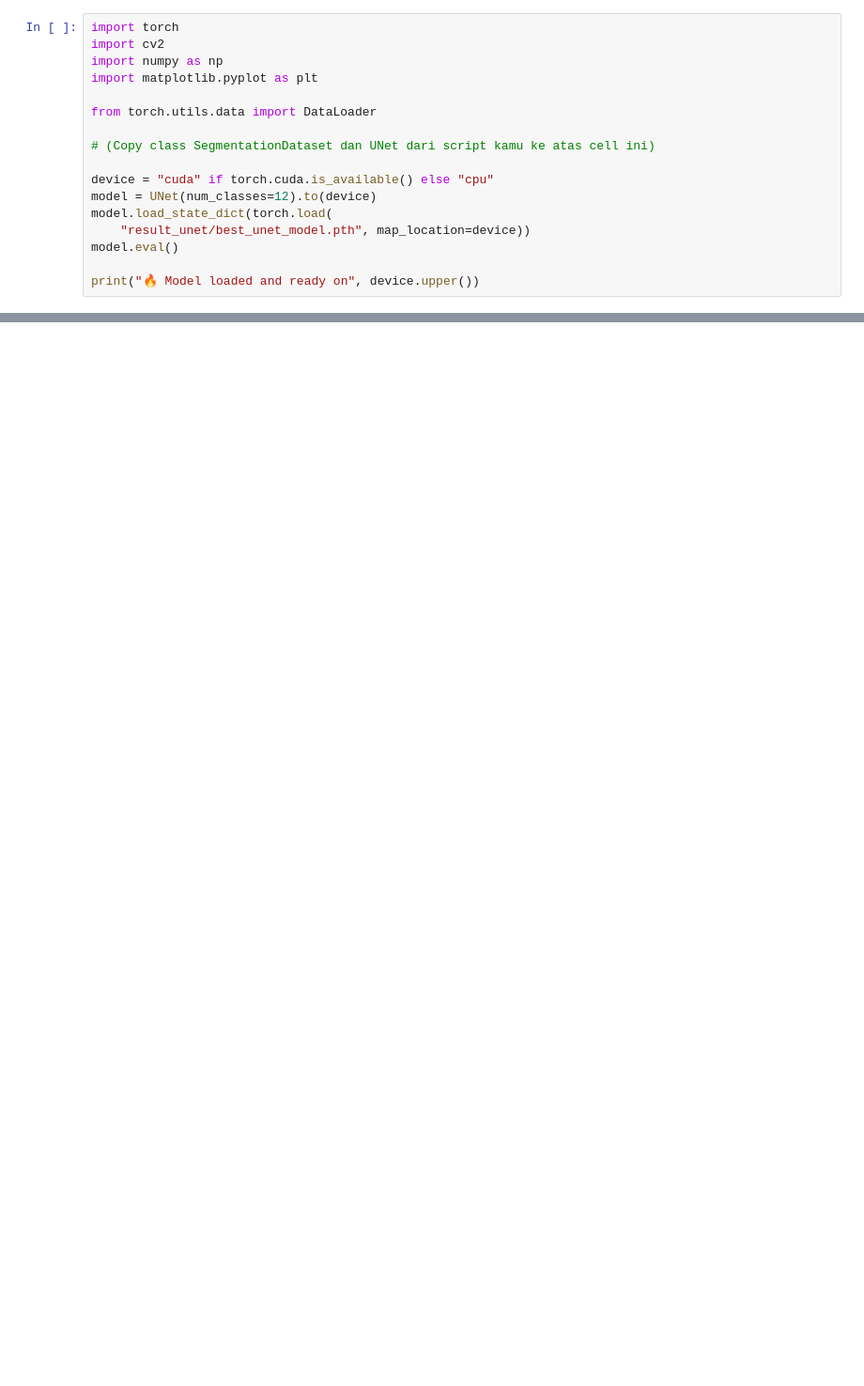
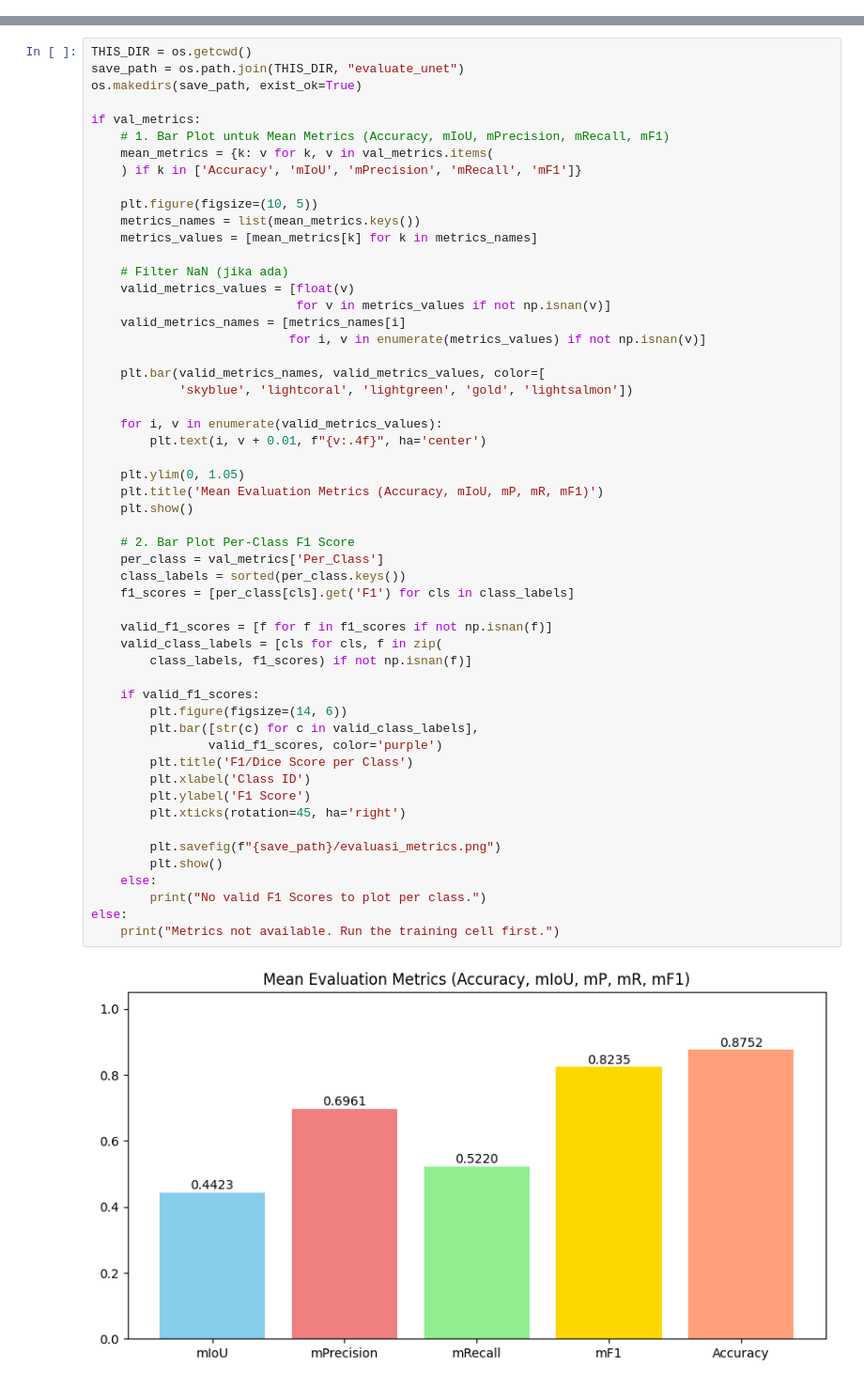
Before and after one commit to MuhArifBudiman/Self-Driving-Car, a Jupyter notebook: test.ipynb, the cells around one changed output, grey strips where cells are left out. Shown: that part at 94% size. Saved outputs shown, nothing was run; the diff lists cells and outputs as text; blank space fills up the shorter version.

```diff
--- a/test.ipynb
+++ b/test.ipynb
@@ -244,17 +0,0 @@ class UNet(nn.Module):
-# %%
-import torch
-import cv2
-import numpy as np
-import matplotlib.pyplot as plt
-
-from torch.utils.data import DataLoader
-
-# (Copy class SegmentationDataset dan UNet dari script kamu ke atas cell ini)
-
-device = "cuda" if torch.cuda.is_available() else "cpu"
-model = UNet(num_classes=12).to(device)
-model.load_state_dict(torch.load(
-    "result_unet/best_unet_model.pth", map_location=device))
-model.eval()
-
-print("🔥 Model loaded and ready on", device.upper())
@@ -426,0 +467,56 @@ plt.show()
+# %%
+THIS_DIR = os.getcwd()
+save_path = os.path.join(THIS_DIR, "evaluate_unet")
+os.makedirs(save_path, exist_ok=True)
+
+if val_metrics:
+    # 1. Bar Plot untuk Mean Metrics (Accuracy, mIoU, mPrecision, mRecall, mF1)
+    mean_metrics = {k: v for k, v in val_metrics.items(
+    ) if k in ['Accuracy', 'mIoU', 'mPrecision', 'mRecall', 'mF1']}
+
+    plt.figure(figsize=(10, 5))
+    metrics_names = list(mean_metrics.keys())
+    metrics_values = [mean_metrics[k] for k in metrics_names]
+
+    # Filter NaN (jika ada)
+    valid_metrics_values = [float(v)
+                            for v in metrics_values if not np.isnan(v)]
+    valid_metrics_names = [metrics_names[i]
+                           for i, v in enumerate(metrics_values) if not np.isnan(v)]
+
+    plt.bar(valid_metrics_names, valid_metrics_values, color=[
+            'skyblue', 'lightcoral', 'lightgreen', 'gold', 'lightsalmon'])
+
+    for i, v in enumerate(valid_metrics_values):
+        plt.text(i, v + 0.01, f"{v:.4f}", ha='center')
+
+    plt.ylim(0, 1.05)
+    plt.title('Mean Evaluation Metrics (Accuracy, mIoU, mP, mR, mF1)')
+    plt.show()
+
+    # 2. Bar Plot Per-Class F1 Score
+    per_class = val_metrics['Per_Class']
+    class_labels = sorted(per_class.keys())
+    f1_scores = [per_class[cls].get('F1') for cls in class_labels]
+
+    valid_f1_scores = [f for f in f1_scores if not np.isnan(f)]
+    valid_class_labels = [cls for cls, f in zip(
+        class_labels, f1_scores) if not np.isnan(f)]
+
+    if valid_f1_scores:
+        plt.figure(figsize=(14, 6))
+        plt.bar([str(c) for c in valid_class_labels],
+                valid_f1_scores, color='purple')
+        plt.title('F1/Dice Score per Class')
+        plt.xlabel('Class ID')
+        plt.ylabel('F1 Score')
+        plt.xticks(rotation=45, ha='right')
+
+        plt.savefig(f"{save_path}/evaluasi_metrics.png")
+        plt.show()
+    else:
+        print("No valid F1 Scores to plot per class.")
+else:
+    print("Metrics not available. Run the training cell first.")
+# %% [output]
+[figure, added]
```
Also changed, not shown: parts of 16 cells of this notebook.
